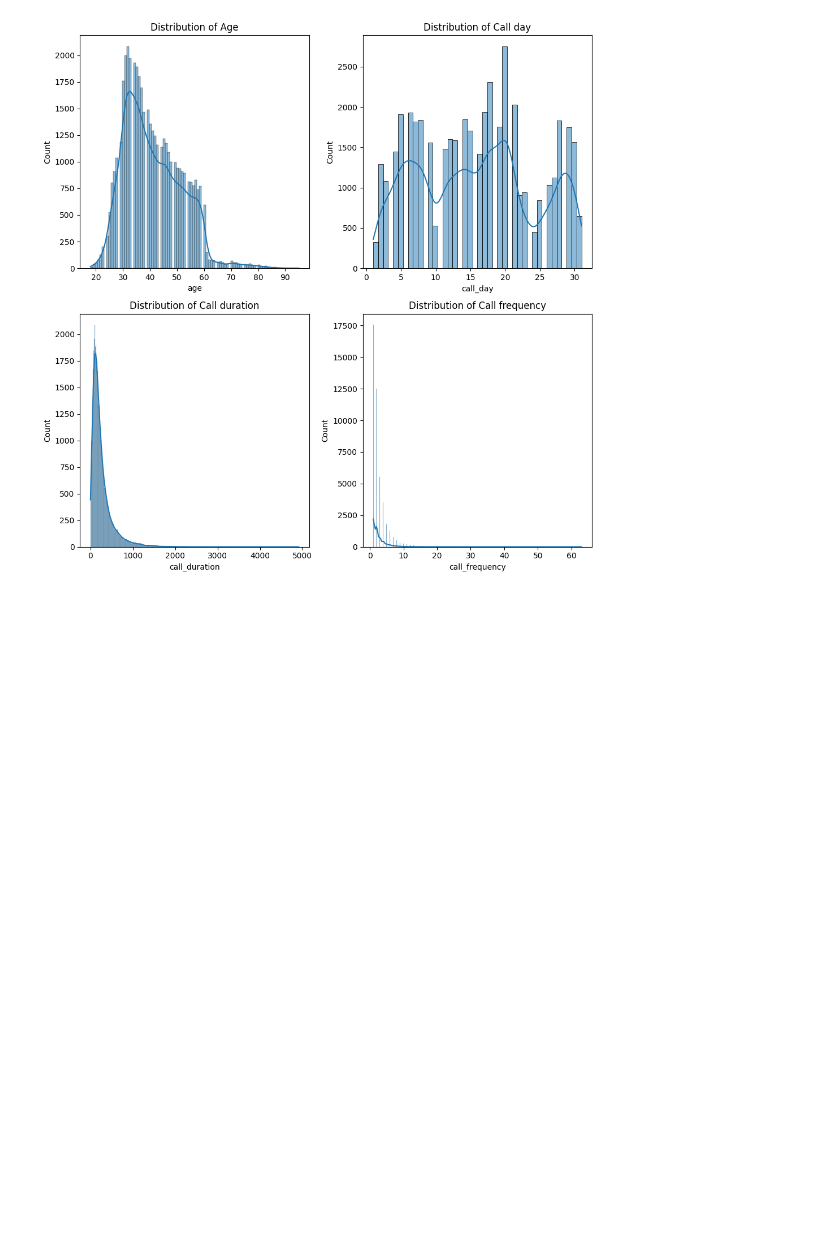
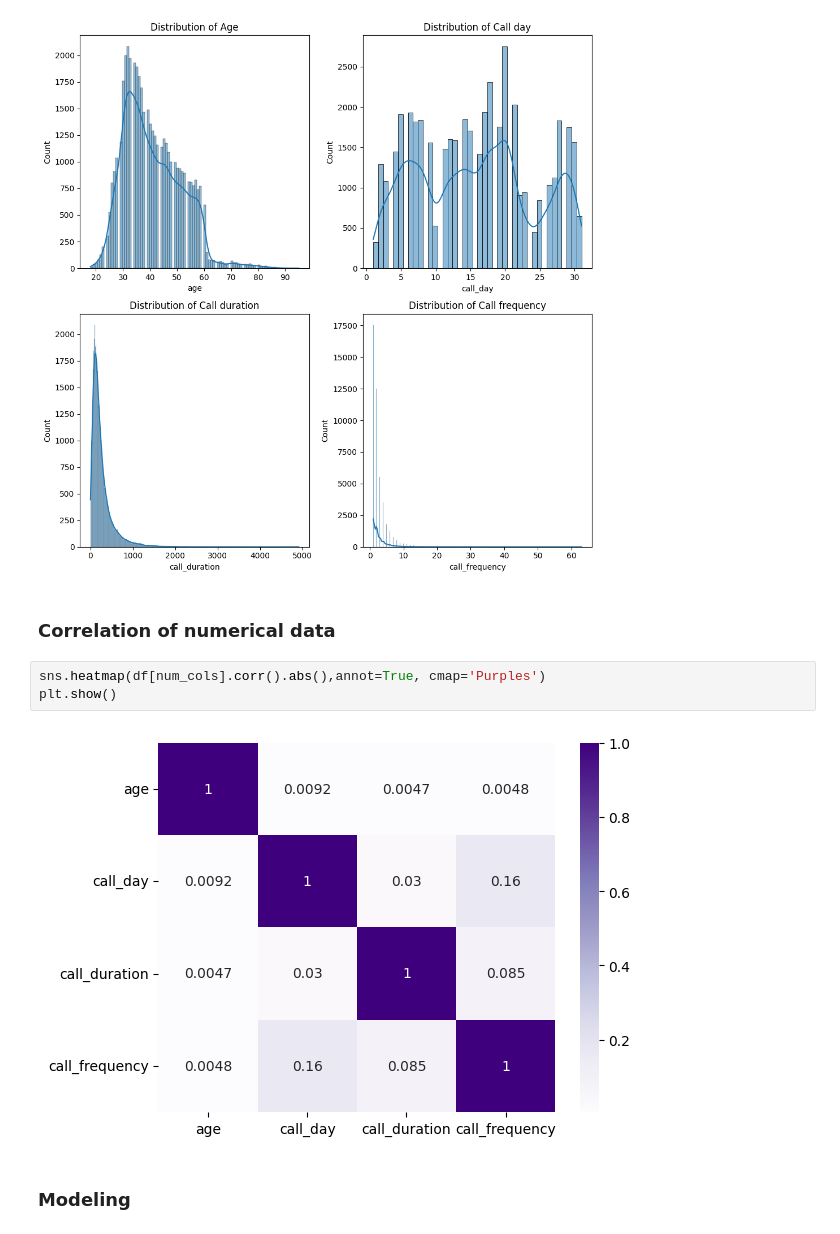
Before and after one commit to yeelvis/Bank-Marketing-Campaign, a Jupyter notebook: Bank_Marketing_Campaign_Analysis.ipynb, the cells around one changed output. Cells and saved outputs as stored; diff of their text form; blank space fills up the shorter version.

```diff
--- a/Bank_Marketing_Campaign_Analysis.ipynb
+++ b/Bank_Marketing_Campaign_Analysis.ipynb
@@ -131,3 +131,12 @@ plt.tight_layout()
 plt.show()
 # %% [output]
 [figure]
+# %% [markdown]
+### Correlation of numerical data
+# %%
+sns.heatmap(df[num_cols].corr().abs(),annot=True, cmap='Purples')
+plt.show()
+# %% [output]
+[figure, added]
+# %% [markdown]
+### Modeling
```
Also changed, not shown: parts of 7 cells of this notebook.
